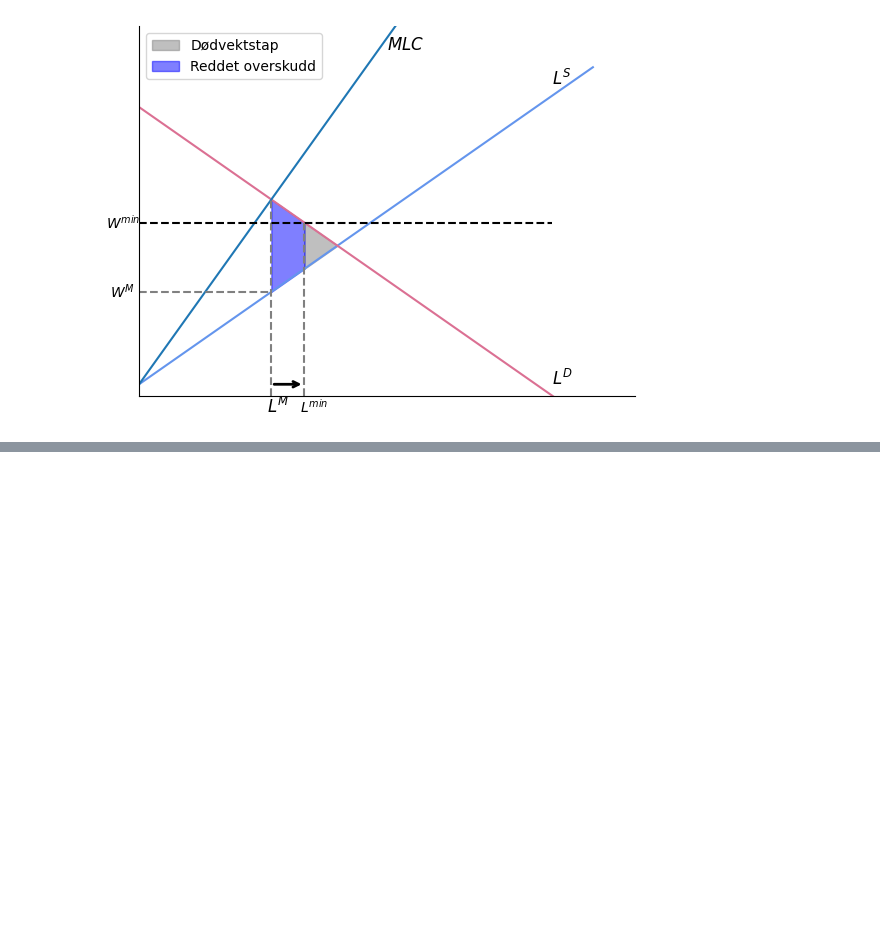
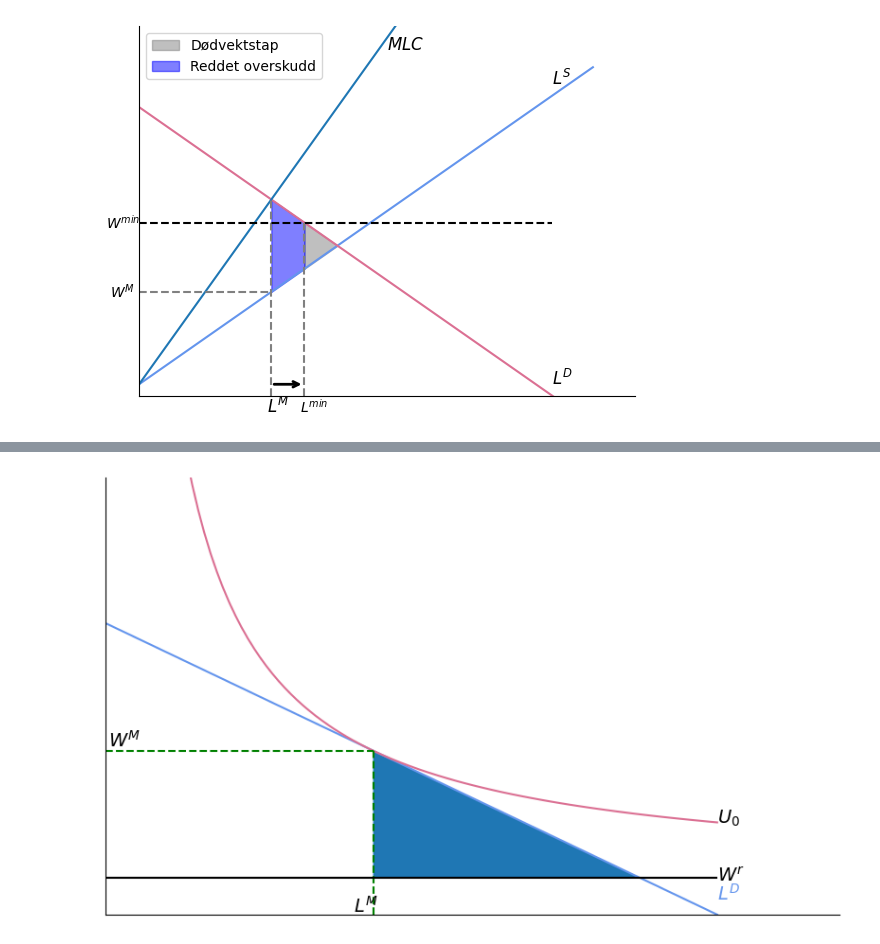
Before and after one commit to DanielFabioG/SOK-2008, a Jupyter notebook: Utfordringer/kodetil_utf_2.ipynb, the cells around one changed output, grey strips where cells are left out. Cells and saved outputs as stored; diff of their text form; code cells hidden in the pictures; blank space fills up the shorter version.

```diff
--- a/Utfordringer/kodetil_utf_2.ipynb
+++ b/Utfordringer/kodetil_utf_2.ipynb
@@ -297,6 +282,8 @@ L_derivert = sp.diff(Uf, L)
 # Finner L_max
 L_max = sp.solve(L_derivert, L)[0]
 
+w = 800 - 0.08 * L
+
 w_max = w.subs(L, L_max)
 
 nytte = (w_max - 100) * L_max
@@ -349,0 +290,57 @@ plt.show()
+# %%
+x8 = np.linspace(0.01, 10000, 100)
+x9 = np.linspace(float(L_max), 8670, 100)
+
+def wages(x8):
+    return 800 - 0.08 * x8
+
+nyttekurve = sp.solve(Uf - nytte, w)
+
+nyttekurve_func = sp.lambdify(L, nyttekurve[0])
+
+# Plotte show
+def create_ax():
+    fig, ax = plt.subplots(figsize=(10, 6))
+    ax.set(xlim=(0, 12000))
+    ax.set(ylim=(0, 1200))
+    ax.spines['top'].set_color('none')
+    ax.spines['right'].set_color('none')
+    ax.set_xticks([])
+    ax.set_yticks([])
+
+    return fig, ax
+
+fig, ax = create_ax()
+
+
+
+# Plotter labour demand
+ax.plot(x8, wages(x8), color = "cornflowerblue")
+
+# Plotter indif
+ax.plot(x8,nyttekurve_func(x8), color="palevioletred")
+
+# equlibrium
+ax.vlines(L_max,0, w_max, color='green', linestyle='dashed')
+ax.hlines(w_max,0,L_max, color="green", linestyles="dashed")
+
+# verdi for minstelønn som er 100
+ax.hlines(100,10000,0, color="black")
+
+# L^D
+ax.annotate('$L^D$', xy=(10000,40), size=14, color="cornflowerblue")
+
+# W^r
+ax.annotate('$W^r$', xy=(10000,90), size=14)
+# U0
+ax.annotate('$U_0$', xy=(10000, 250), size=14)
+# L^M
+ax.annotate('$L^M$', xy=(4050, 5), size=14)
+# W^M
+ax.annotate('$W^M$', xy=(50, 460), size=14)
+
+# filling between L_max to 9500
+ax.fill_between(x9, wages(x9),100)
+plt.show()
+# %% [output]
+[figure, added]
```
Also changed, not shown: parts of 5 cells of this notebook.
